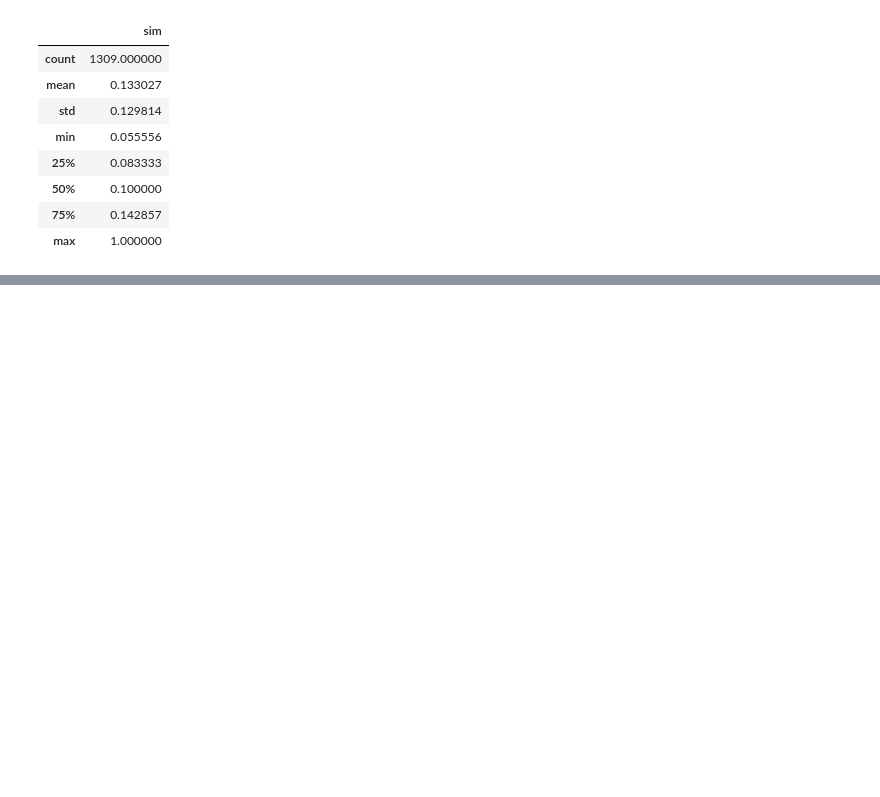
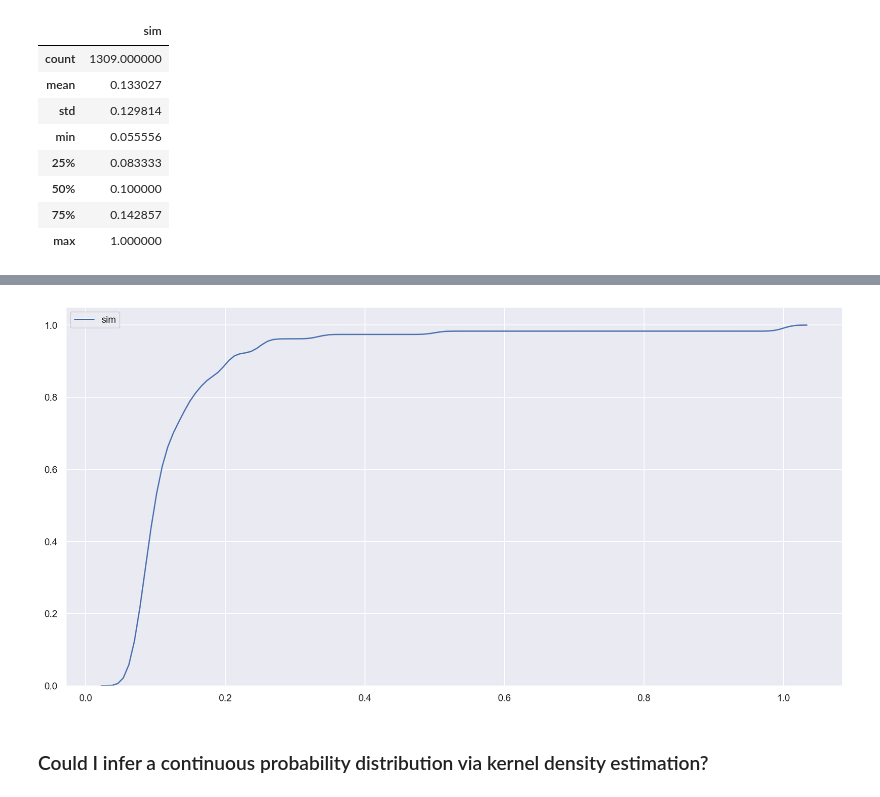
Before and after one commit to gerberl/emoji2sense_nextpaper, a Jupyter notebook: wordnet-distance-as-loss/expl.ipynb, the cells around one changed output, grey strips where cells are left out. Drawn from its saved outputs; the diff is of its cells as text; code cells hidden in the pictures; blank space fills up the shorter version.

```diff
--- a/wordnet-distance-as-loss/expl.ipynb
+++ b/wordnet-distance-as-loss/expl.ipynb
@@ -49,0 +187,7 @@ path_sim_df.describe()
+# %%
+fig, ax = plt.subplots(1, 1, figsize=(16,8))
+ax = sns.kdeplot(path_sim_df['sim'], cumulative=True, ax=ax)
+# %% [output]
+[figure, added]
+# %% [markdown]
+### Could I infer a continuous probability distribution via kernel density estimation?
```
Also changed, not shown: parts of 56 cells of this notebook.
